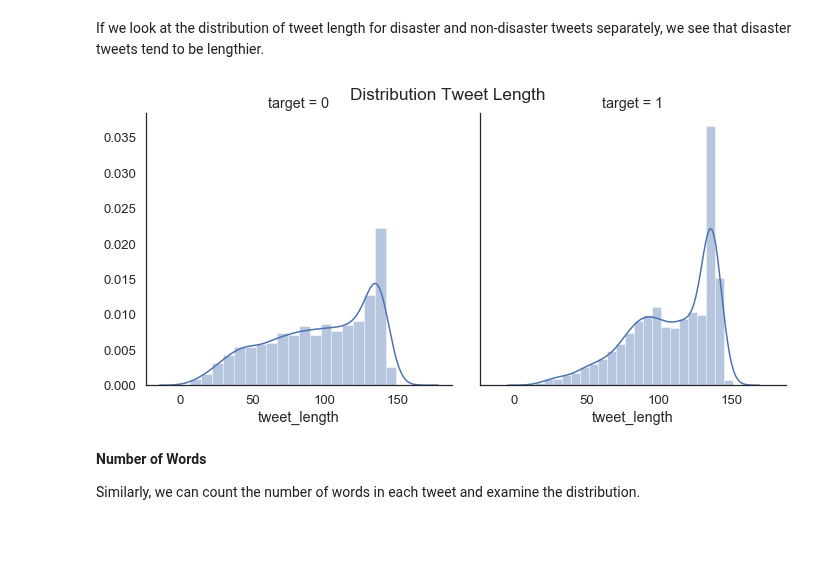
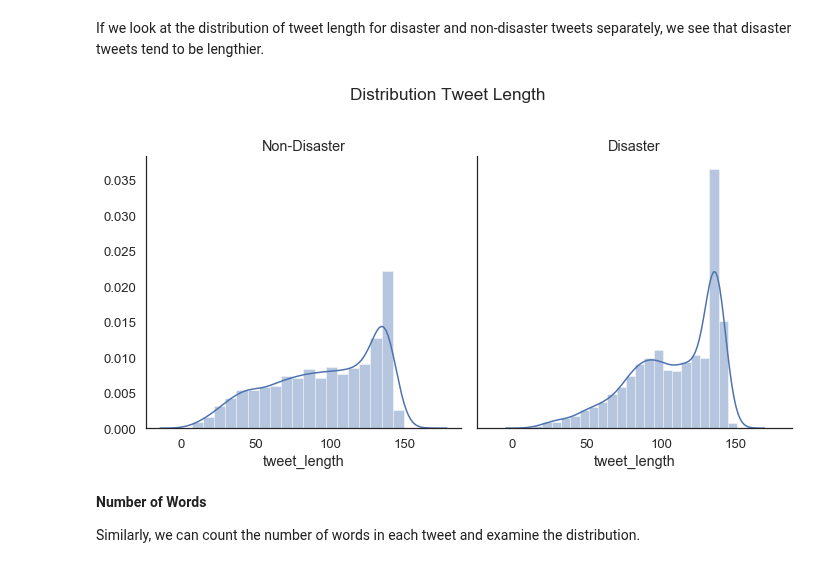
Before and after one commit to amypeniston/kaggle-competitions, a Jupyter notebook: disaster-tweets/1_EDA.ipynb, the cells around one changed output. Saved outputs shown, nothing was run; the diff lists cells and outputs as text; code cells hidden in the pictures; blank space fills up the shorter version.

Commit message:
Re-ran for plots

```diff
--- a/disaster-tweets/1_EDA.ipynb
+++ b/disaster-tweets/1_EDA.ipynb
@@ -232,10 +234,13 @@ If we look at the distribution of tweet length for disaster and non-disaster twe
 # %%
 g = sns.FacetGrid(train, col="target", height=5)
 g = g.map(sns.distplot, "tweet_length")
-plt.suptitle("Distribution Tweet Length")
+plt.suptitle("Distribution Tweet Length", y=1.1)
+axes = g.axes.flatten()
+axes[0].set_title("Non-Disaster")
+axes[1].set_title("Disaster")
 plt.show()
 # %% [output]
-[figure, old version]
+[figure, new version]
 # %% [markdown]
 **Number of Words**
 
```
Also changed, not shown: parts of 9 cells of this notebook.
